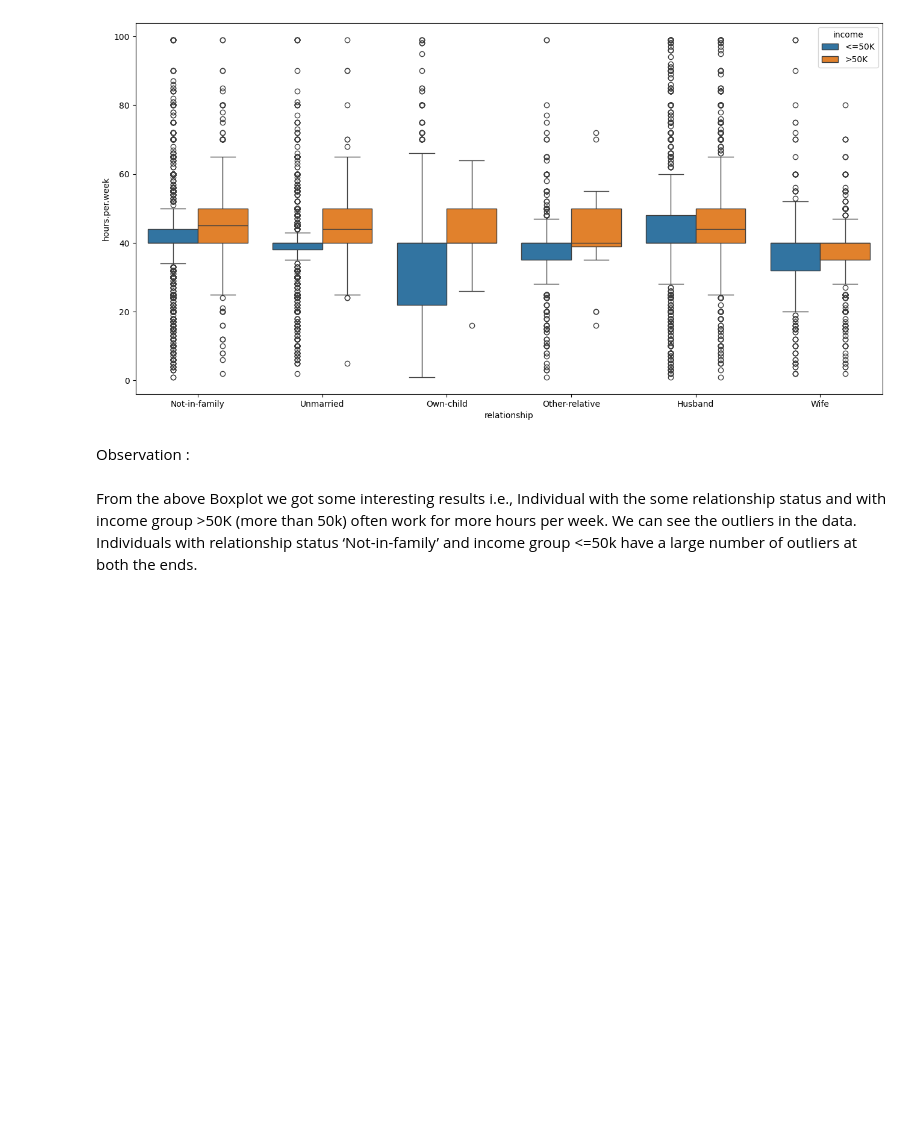
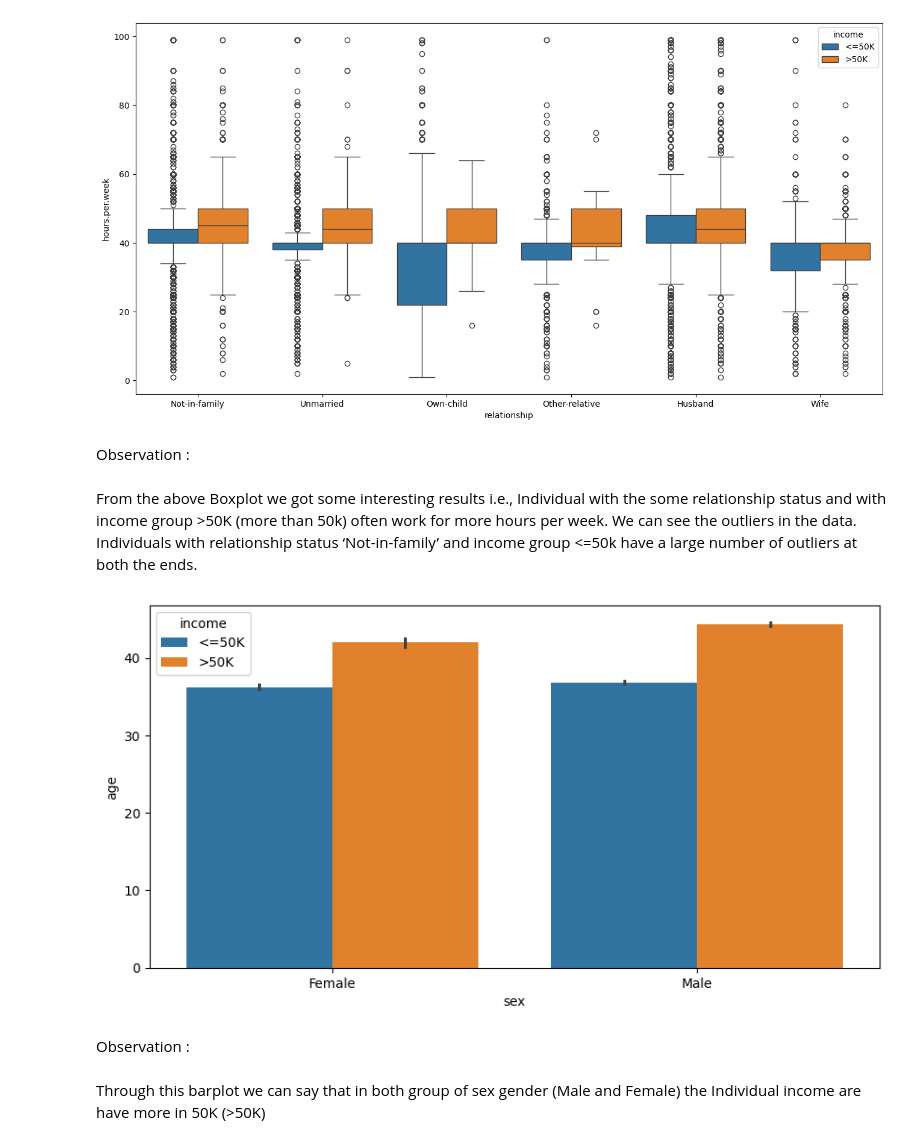
Before and after one commit to soniya-builds/Data-Analysis-Projects, a Jupyter notebook: Full Data Analysis Project with Python/raw_code.ipynb, the cells around one changed output. Saved outputs shown, nothing was run; the diff lists cells and outputs as text; code cells hidden in the pictures; blank space fills up the shorter version.

```diff
--- a/Full Data Analysis Project with Python/raw_code.ipynb
+++ b/Full Data Analysis Project with Python/raw_code.ipynb
@@ -819,3 +819,13 @@ Observation :
 # %% [markdown]
 From the above Boxplot we got some interesting results i.e., Individual with the some relationship status and with income group >50K (more than 50k) often work for more hours per week.
 We can see the outliers in the data. Individuals with relationship status ‘Not-in-family’ and income group <=50k have a large number of outliers at both the ends.
+# %%
+plt.figure(figsize=(10,5))
+sb.barplot(x="sex", y="age", hue="income", data=df)
+plt.show()
+# %% [output]
+[figure, added]
+# %% [markdown]
+Observation :
+# %% [markdown]
+Through this barplot we can say that in both group of sex gender (Male and Female) the Individual income are have more in 50K (>50K)
```
